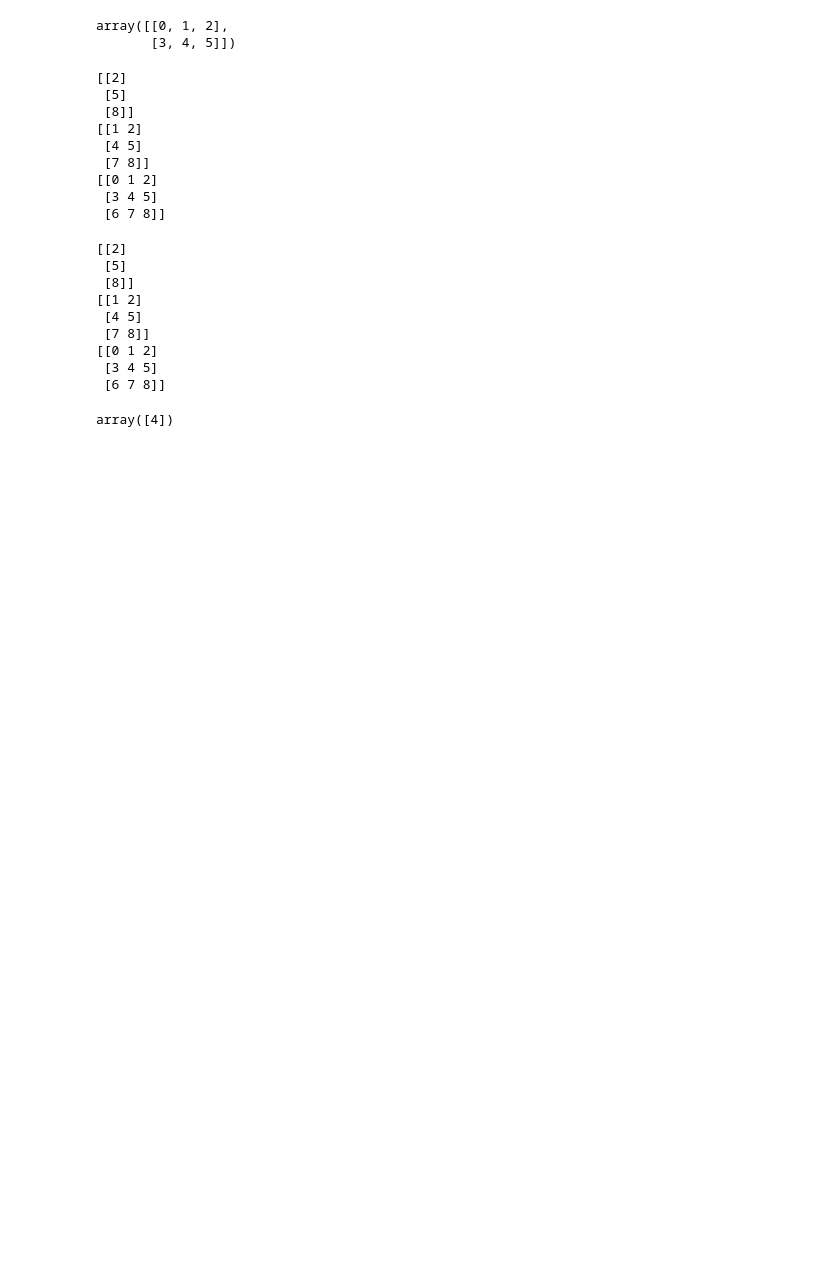
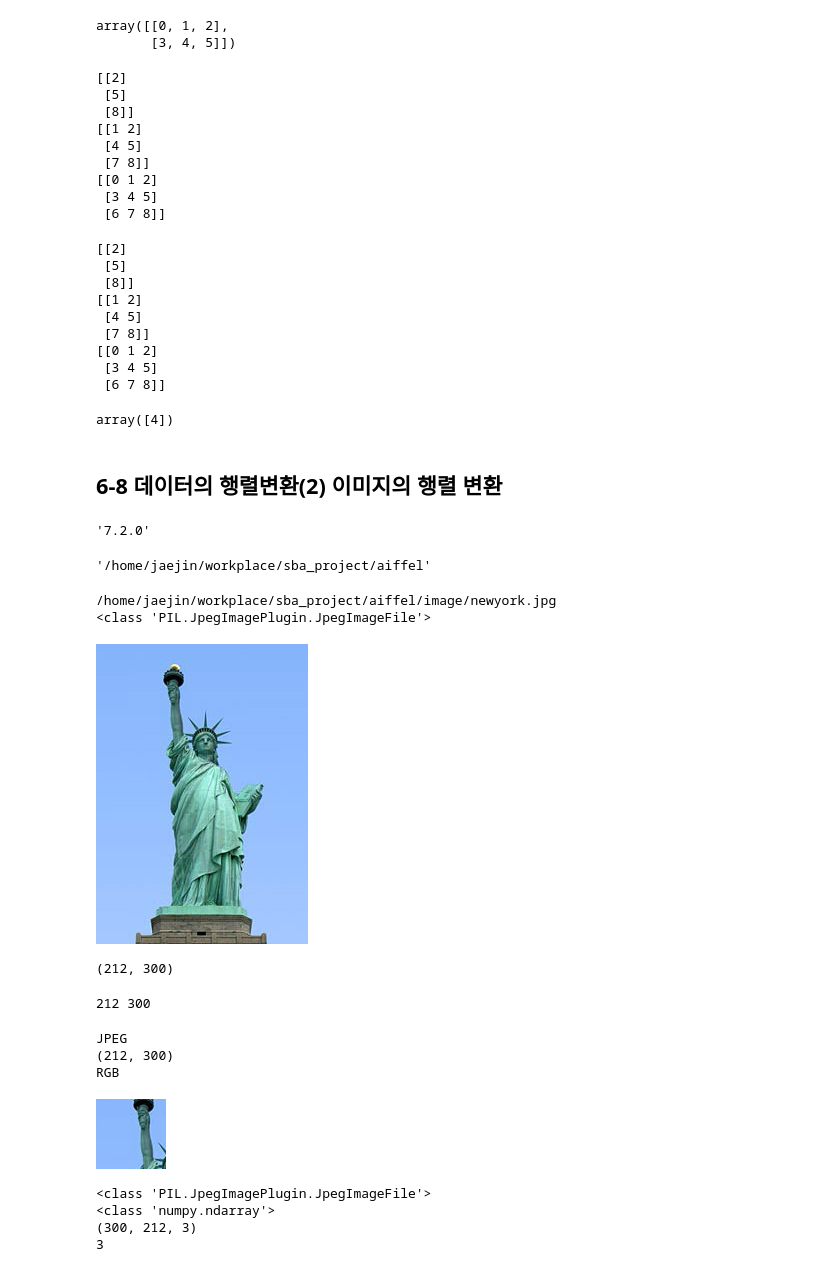
Before and after one commit to Superstar89/sba_project, a Jupyter notebook: aiffel/6. Data 어떻게 표현하면 좋을까? 배열(array)과 표(table).ipynb, the cells around one changed output. Drawn from its saved outputs; the diff is of its cells as text; code cells hidden in the pictures; blank space fills up the shorter version.

Commit message:
aiffel project update  10/10

```diff
--- a/aiffel/6. Data 어떻게 표현하면 좋을까? 배열(array)과 표(table).ipynb
+++ b/aiffel/6. Data 어떻게 표현하면 좋을까? 배열(array)과 표(table).ipynb
@@ -278,3 +278,47 @@ print(A[:,-3:])
 A[1,1:2]
 # %% [output]
 array([4])
+# %% [markdown]
+## 6-8 데이터의 행렬변환(2) 이미지의 행렬 변환
+# %%
+import PIL
+PIL.__version__
+# %% [output]
+'7.2.0'
+# %%
+pwd
+# %% [output]
+'/home/jaejin/workplace/sba_project/aiffel'
+# %%
+from PIL import Image, ImageColor
+import os
+img_path = os.getenv("HOME") + "/workplace/sba_project/aiffel/image/newyork.jpg"
+img = Image.open(img_path)
+print(img_path)
+print(type(img))
+img
+# %% [output]
+/home/jaejin/workplace/sba_project/aiffel/image/newyork.jpg
+<class 'PIL.JpegImagePlugin.JpegImageFile'>
+[figure, added]
+# %%
+img.size
+# %% [output]
+(212, 300)
+# %%
+W, H = img.size
+print(W,H)
+# %% [output]
+212 300
+# %%
+print(img.format)
+print(img.size)
+print(img.mode)
+# %% [output]
+JPEG
+(212, 300)
+RGB
+# %%
+img.crop((30,30,100,100)) #0, y0, x1, y1 가로 세로의 시작점과 종료점 총 4개를 입력
+# %% [output]
+[figure, added]
@@ -280,0 +330,11 @@ array([4])
+# %%
+img_arr = np.array(img)
+print(type(img))
+print(type(img_arr))
+print(img_arr.shape)
+print(img_arr.ndim)
+# %% [output]
+<class 'PIL.JpegImagePlugin.JpegImageFile'>
+<class 'numpy.ndarray'>
+(300, 212, 3)
+3
```
Also changed, not shown: parts of 12 cells of this notebook, 8 other files.
